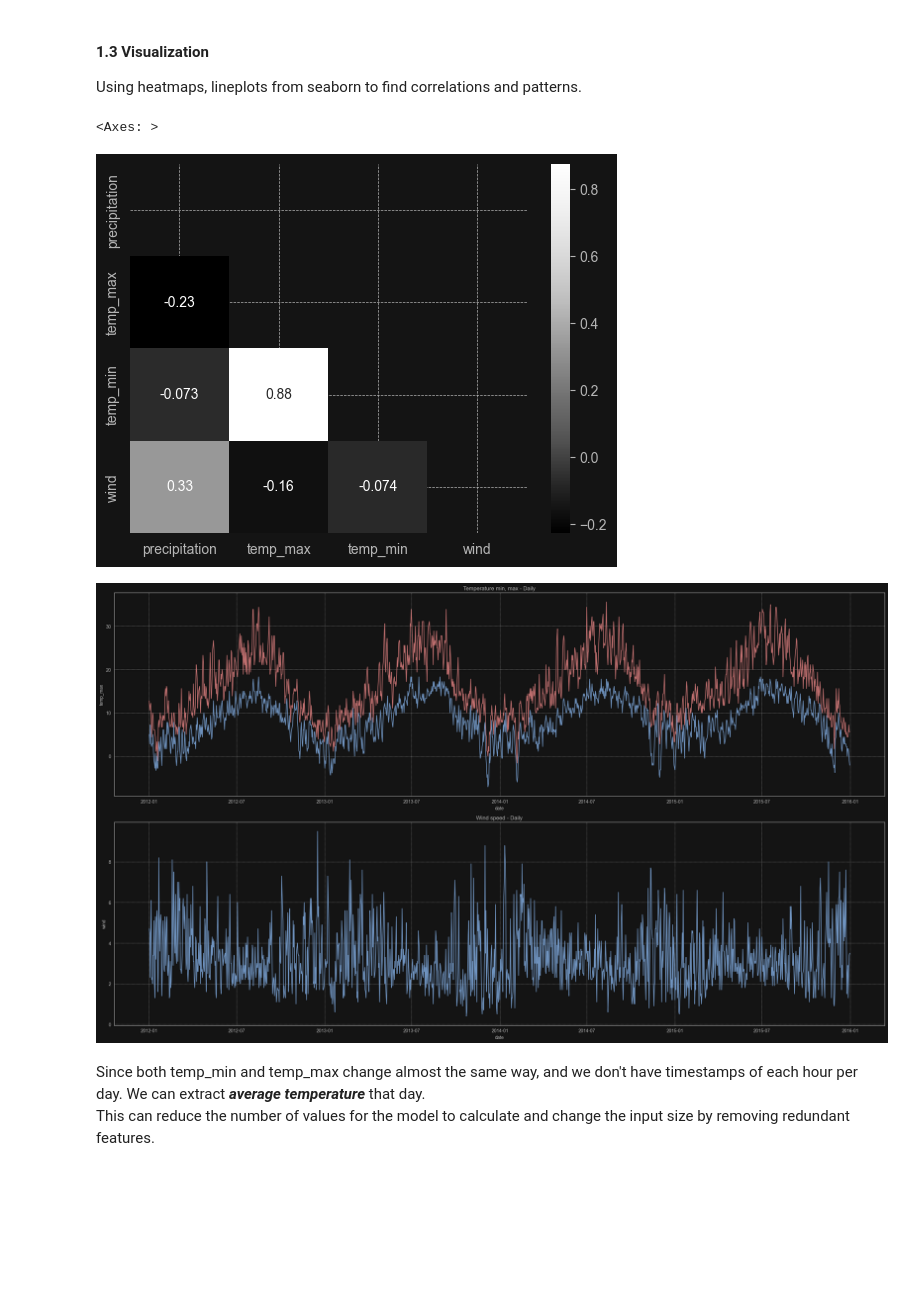
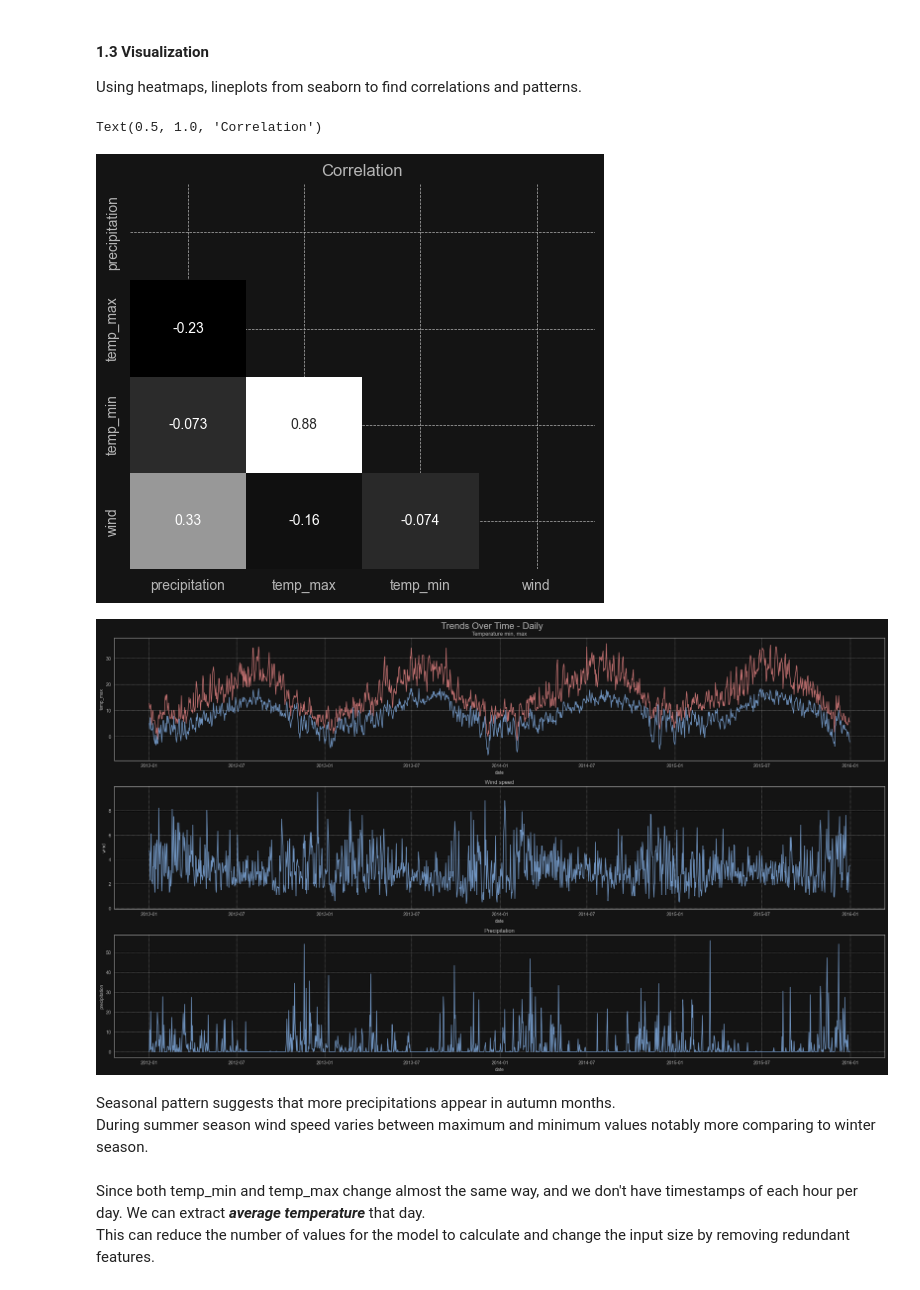
Before and after one commit to gracjan-p/weather-rnn, a Jupyter notebook: main.ipynb, the cells around one changed output. Drawn from its saved outputs; the diff is of its cells as text; code cells hidden in the pictures; blank space fills up the shorter version.

```diff
--- a/main.ipynb
+++ b/main.ipynb
@@ -136,12 +136,15 @@ import matplotlib.pyplot as plt
 import numpy as np
 # %%
 corr = df.drop(['weather'], axis=1).corr()
-sb.heatmap(corr, annot=True, cmap='Greys_r', mask=np.triu(np.ones(len(corr)), k=0))
+
+fig = plt.figure(figsize=(6, 5))
+sb.heatmap(corr, annot=True, cmap='Greys_r', cbar=False, mask=np.triu(np.ones(len(corr)), k=0))
+plt.title('Correlation')
 # %% [output]
-<Axes: >
+Text(0.5, 1.0, 'Correlation')
-[figure, old version]
+[figure, new version]
 # %%
-fig, axes = plt.subplots(ncols=1, nrows=2, figsize=(24, 14))
+fig, axes = plt.subplots(ncols=1, nrows=3, figsize=(24, 14))
 axes = axes.flatten()
 
 mid_blue = '#6f93bf'
@@ -150,13 +153,19 @@ mid_red = '#bf6f6f'
 sb.lineplot(data=df, x='date', y='temp_max', color=mid_red, ax=axes[0])
 sb.lineplot(data=df, x='date', y='temp_min', color=mid_blue, ax=axes[0])
 sb.lineplot(data=df, x='date', y='wind', color=mid_blue, ax=axes[1])
+sb.lineplot(data=df, x='date', y='precipitation', color=mid_blue, ax=axes[2])
 
-axes[0].set_title('Temperature min, max - Daily')
-axes[1].set_title('Wind speed - Daily')
+axes[0].set_title('Temperature min, max')
+axes[1].set_title('Wind speed')
+axes[2].set_title('Precipitation')
 
+fig.suptitle('Trends Over Time - Daily', fontsize=20)
 plt.tight_layout()
 # %% [output]
-[figure, old version]
+[figure, new version]
+# %% [markdown]
+Seasonal pattern suggests that more precipitations appear in autumn months.<br>
+During summer season wind speed varies between maximum and minimum values notably more comparing to winter season.<br>
 # %% [markdown]
 Since both temp_min and temp_max change almost the same way, and we don't have timestamps of each hour per day. We can extract _**average temperature**_ that day. <br>
 This can reduce the number of values for the model to calculate and change the input size by removing redundant features.
```
Also changed, not shown: parts of 15 cells of this notebook, 5 other files.
